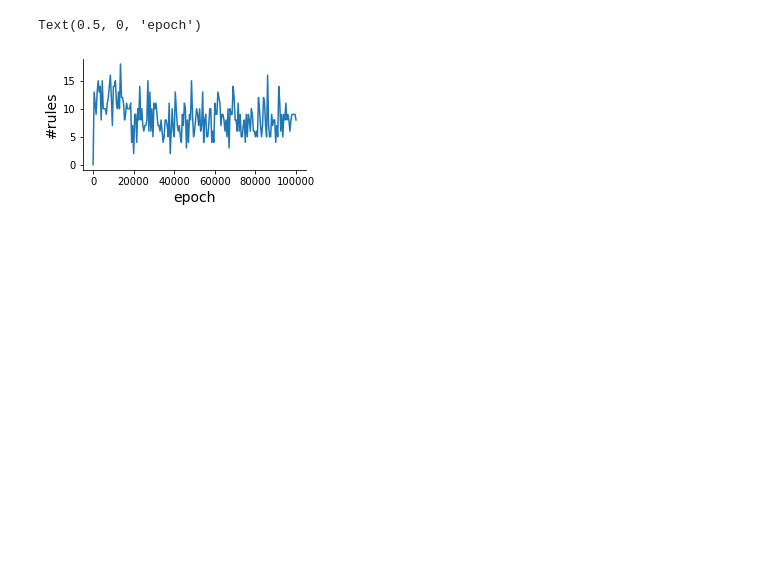
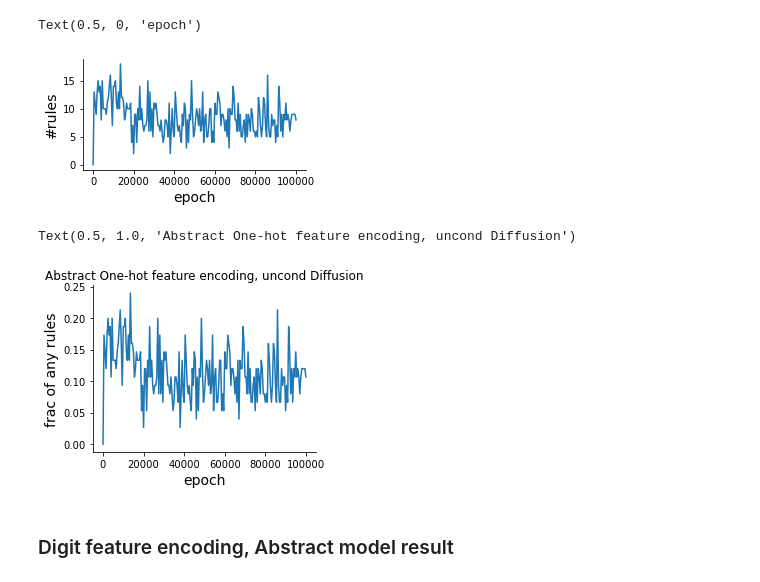
Before and after one commit to Animadversio/DiffusionReasoning, a Jupyter notebook: 20240204_01_check_generated_attributes.ipynb, the cells around one changed output. Cells and saved outputs as stored; diff of their text form; code cells hidden in the pictures; blank space fills up the shorter version.

```diff
--- a/20240204_01_check_generated_attributes.ipynb
+++ b/20240204_01_check_generated_attributes.ipynb
@@ -145,8 +145,9 @@ def get_rule_list(attr_list_row, pos_row):
 
 def get_rule_img(attr_tsr):
     """get rules list for an image of 3 rows"""
+    row_num = attr_tsr.size(1)//3
     rule_all = []
-    for i_row in range(3):
+    for i_row in range(row_num):
         attr_row = attr_tsr[:,3*i_row:3*(i_row+1),:] # torch.Size([3, 3, 9])
         attr = einops.rearrange(attr_row, 'attr h (p w) -> p (h w) attr', h=3,w=3,p=3) # (3, 9, 3)
         attr_list_row, pos_row = get_obj_list(attr)
@@ -154,12 +155,12 @@ def get_rule_img(attr_tsr):
         rule_all.append(rule)
     return np.asarray(rule_all)
 # %%
-def onehot2attr_tsr(samples, dim=10):
+def onehot2attr_tsr(samples, dim=10, threshold=0.5):
     attr0_onehot, attr0 = samples[:,  0:7].max(dim=1)
-    attr0[attr0_onehot < 0.4] = -1
+    attr0[attr0_onehot < threshold] = -1
     attr1_onehot, attr1 = samples[:,  7:17].max(dim=1)
-    attr1[attr1_onehot < 0.4] = -1
+    attr1[attr1_onehot < threshold] = -1
     attr2_onehot, attr2 = samples[:, 17:27].max(dim=1)
-    attr2[attr2_onehot < 0.4] = -1
+    attr2[attr2_onehot < threshold] = -1
     attr_tsr = torch.stack((attr0, attr1, attr2), dim=1)
     return attr_tsr
@@ -169,14 +222,16 @@ epoch_list.append(99999)
 # %%
-rules_all = []
+expdir = "/n/home12/binxuwang/Github/mini_edm/exps/base_RAVEN10_abstract_onehot_20240201-0147/samples"
+rules_all_onehot = []
 for epoch in epoch_list:
-    samples = torch.load('data/20240203_01_Binxu_samples/tensor_'+str(epoch)+'.pt')
-    attr_tsr_list = onehot2attr_tsr(samples)
+    # samples = torch.load('data/20240203_01_Binxu_samples/tensor_'+str(epoch)+'.pt')
+    samples = torch.load(expdir+'/tensor_'+str(epoch)+'.pt') # (batch, 27, 9, 9)
+    attr_tsr_list = onehot2attr_tsr(samples) # (batch, 3, 9, 9)
     rules_list = []
     for i, attr_tsr in enumerate(attr_tsr_list):
-        rule_img = get_rule_img(attr_tsr)
+        rule_img = get_rule_img(attr_tsr) # (3, 9, 9) -> (3,)
         rules_list.append(rule_img)
-    rules_all.append(rules_list)
-rules_all = np.asarray(rules_all) # (201, 25, 3)
+    rules_all_onehot.append(rules_list)
+rules_all_onehot = np.asarray(rules_all_onehot) # (201, 25, 3)
 # %%
 rules_sum = (rules_all != -1).sum(2)
 # %%
@@ -190,3 +245,17 @@ ax.set_xlabel('epoch', fontsize=14)
 # %% [output]
 Text(0.5, 0, 'epoch')
 [figure]
+# %%
+fig, ax = plt.subplots(1, 1, figsize=(4,3))
+ax.spines[['right', 'top']].set_visible(False)
+
+ax.plot(epoch_list, (rules_all_onehot != -1).mean(axis=(1,2)))
+
+ax.set_ylabel('frac of any rules', fontsize=14)
+ax.set_xlabel('epoch', fontsize=14)
+ax.set_title("Abstract One-hot feature encoding, uncond Diffusion")
+# %% [output]
+Text(0.5, 1.0, 'Abstract One-hot feature encoding, uncond Diffusion')
+[figure, added]
+# %% [markdown]
+### Digit feature encoding, Abstract model result
```
Also changed, not shown: parts of 35 cells of this notebook, 1 other file.
